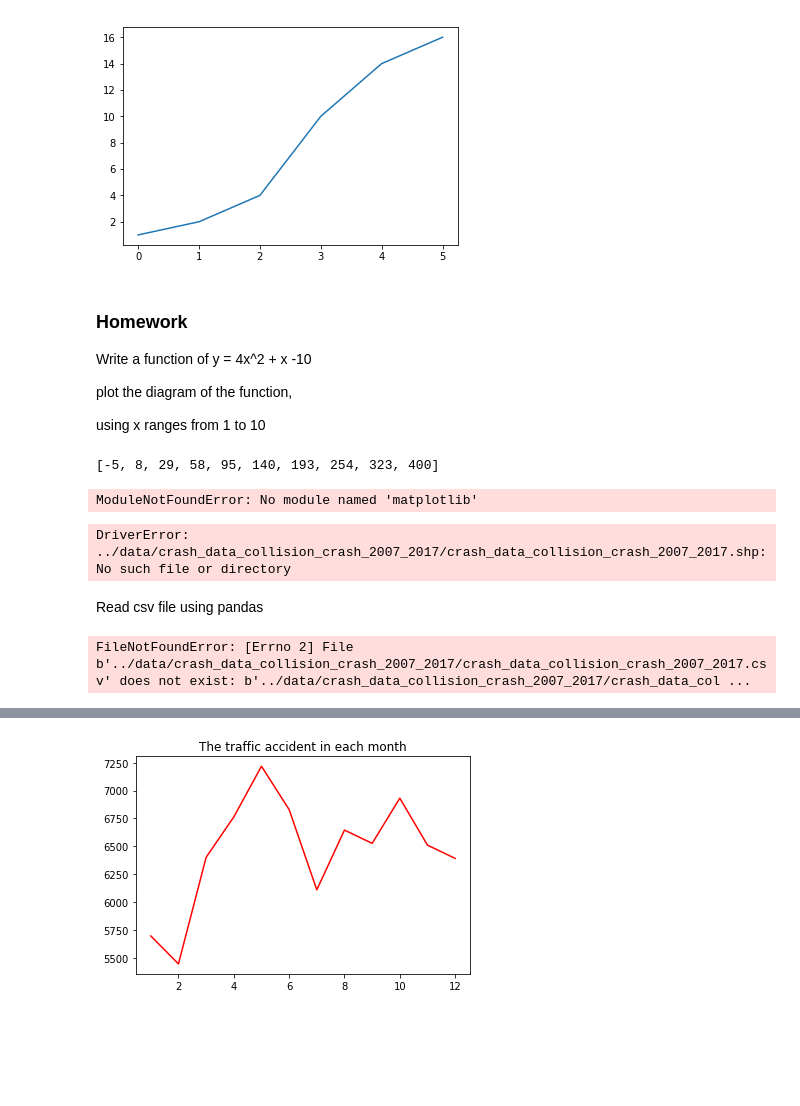
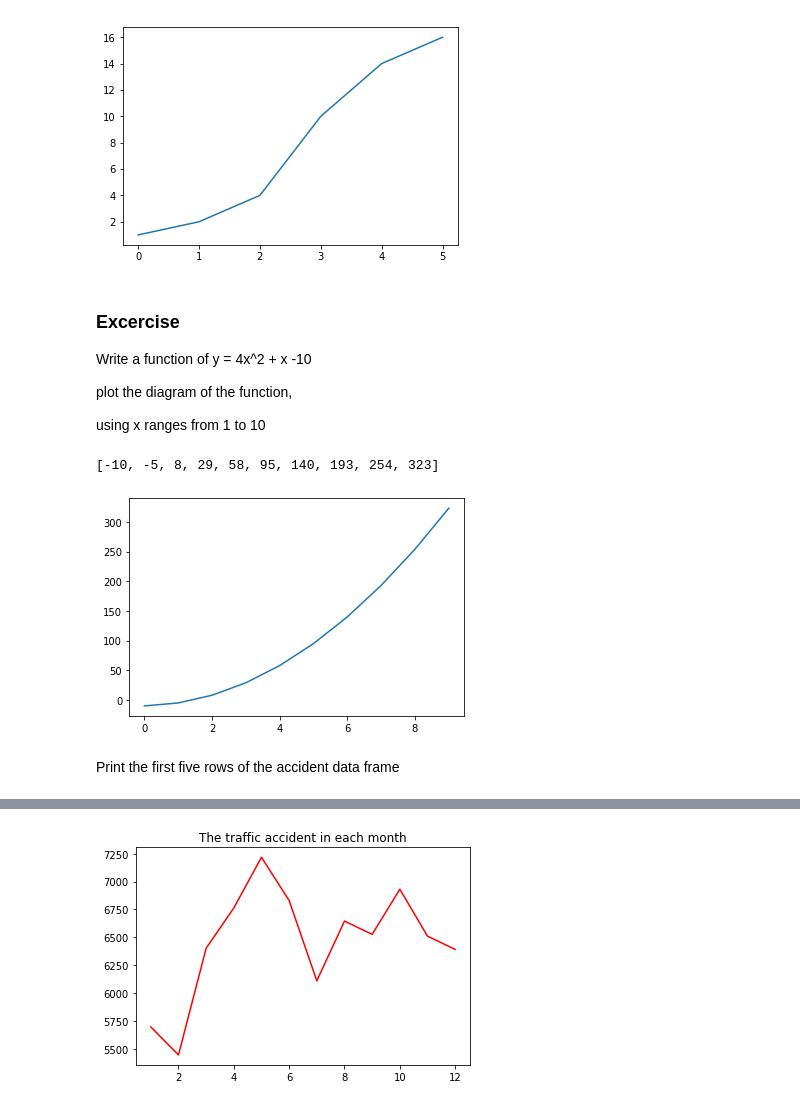
Before and after one commit to temple-geography/GUS-5073-Geovisualization, a Jupyter notebook: lecture2-catography-nutshell_1/PythonBasic.ipynb, the cells around one changed output, grey strips where cells are left out. Saved outputs shown, nothing was run; the diff lists cells and outputs as text; code cells hidden in the pictures; blank space fills up the shorter version.

```diff
--- a/lecture2-catography-nutshell_1/PythonBasic.ipynb
+++ b/lecture2-catography-nutshell_1/PythonBasic.ipynb
@@ -215,25 +215,3 @@ while i < 10:
 Functions allow a programmer to write reusable code to perform a single action. Functions provide better modulatrity for your application and a high degree of code-reusing. Once a function is defined, it can be called by typing the name of the function and passing the arguments. For example, Python gives you many built-in functions like print(). Functions can just perform an operation, or they can return values.
 
 Functions are defined using the key word def.
-# %%
-# consider this example:
-# First choose an initial value for x.
-x = 0
-for i in range(100):
-    x+=i
-print (x)
-
-# what if we do this for a new initial value for x?
-# what if we use a different number instead of 100?
-# we don't want to rewrite this for loop every time
-# let's define a function.
-def ForSum(x,y):
-    for i in range(y):
-        x+=i
-    # "return" indicates what values to output
-    return x
-
-# same calculation as our previous for loop
-print ('The sum from 0 to 100 is:', ForSum(0,100))
-# now using different values
-print ('The sum from 10 to 50 is:', ForSum(10,50))
@@ -243,0 +218,13 @@ The sum from 10 to 50 is: 1235
+# %%
+def y_fun(x):
+    y = 4*x*x + x - 10
+    return y
+
+x = [1, 2, 3, 4, 5, 6, 7, 8, 9, 10]
+y_list = []
+
+for i in x:
+    y = y_fun(i)
+    y_list.append(y)
+
+print(y_list)
@@ -269,50 +258,39 @@ plt.show()
 # %% [output]
 [figure]
 # %% [markdown]
-### Homework
+### Excercise
 Write a function of y = 4x^2 + x -10
 
 plot the diagram of the function,
 
 using x ranges from 1 to 10
 # %%
+from matplotlib import pyplot as plt
+
 def y_fun(x):
     y = 4*x*x + x - 10
     return y
 
-x = [1, 2, 3, 4, 5, 6, 7, 8, 9, 10]
+# x = [1, 2, 3, 4, 5, 6, 7, 8, 9, 10]
+# easier way to create sequence
+x = np.array(range(10))
+
 y_list = []
 
 for i in x:
     y = y_fun(i)
     y_list.append(y)
 
 print(y_list)
+plt.plot(x, y_list)
+plt.show()
 # %% [output]
-[-5, 8, 29, 58, 95, 140, 193, 254, 323, 400]
+[-10, -5, 8, 29, 58, 95, 140, 193, 254, 323]
+[figure, added]
-# %%
-from matplotlib import pyplot as plt
-plt.plot(x, y)
-plt.show()
-# %% [output]
-ModuleNotFoundError: No module named 'matplotlib'
 # %%
-import pandas as pd
 import geopandas as gpd
 
-countries_gdf = gpd.read_file("../data/crash_data_collision_crash_2007_2017/crash_data_collision_crash_2007_2017.shp")
-countries_gdf.to_csv("../data/crash_data_collision_crash_2007_2017/crash_data_collision_crash_2007_2017.csv")
+accident = gpd.read_file("data/crash_data_collision_crash_2007_2017.shp")
-# %% [output]
-DriverError: ../data/crash_data_collision_crash_2007_2017/crash_data_collision_crash_2007_2017.shp: No such file or directory
-# %% [markdown]
-Read csv file using pandas
-# %%
-import pandas as pd
-
-# We are reading a CSV with some Census data
-accident = pd.read_csv("../data/crash_data_collision_crash_2007_2017/crash_data_collision_crash_2007_2017.csv")
-
-accident.head()
-# %% [output]
-FileNotFoundError: [Errno 2] File b'../data/crash_data_collision_crash_2007_2017/crash_data_collision_crash_2007_2017.csv' does not exist: b'../data/crash_data_collision_crash_2007_2017/crash_data_col ...
+# %% [markdown]
+Print the first five rows of the accident data frame
 # %%
```
Also changed, not shown: parts of 9 cells of this notebook.
